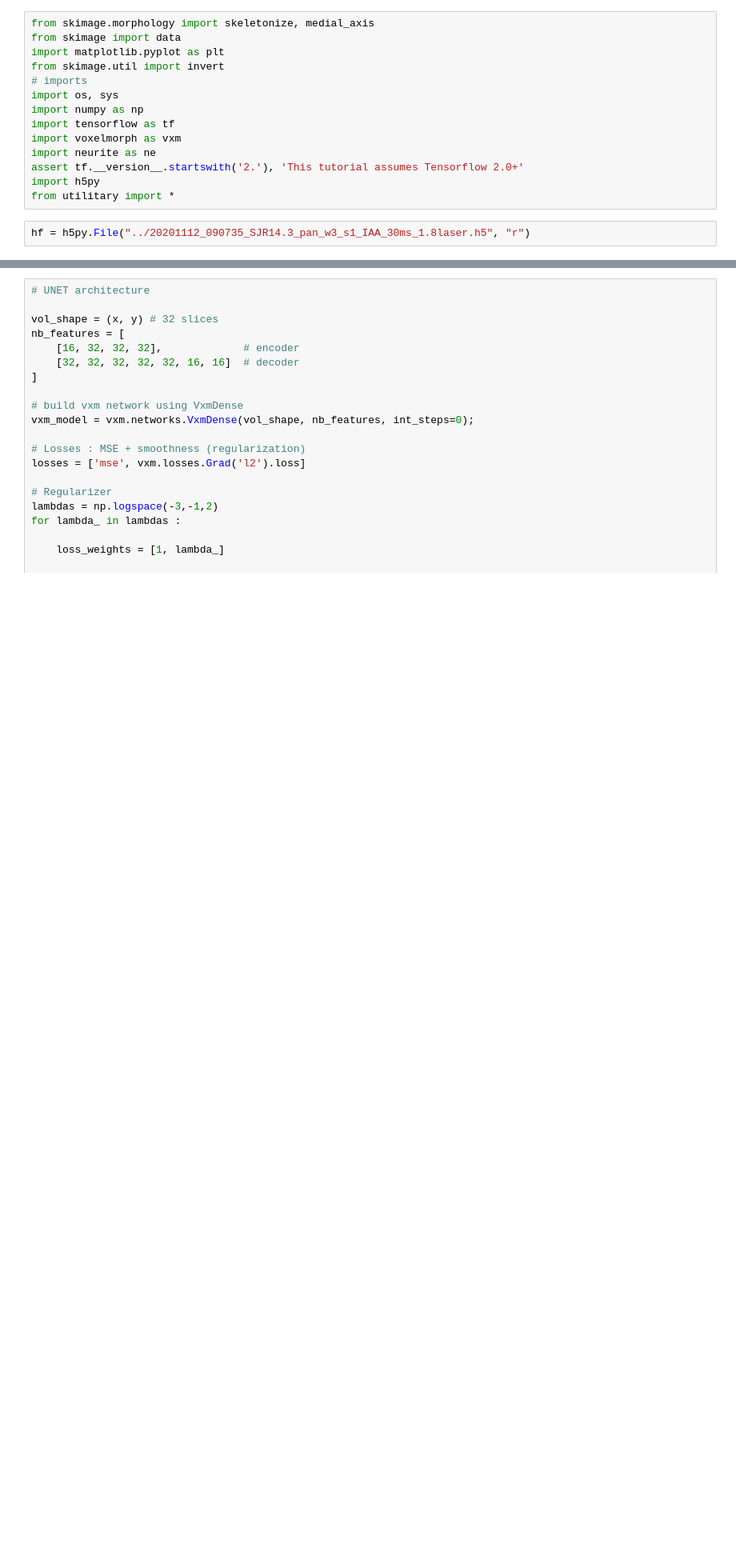
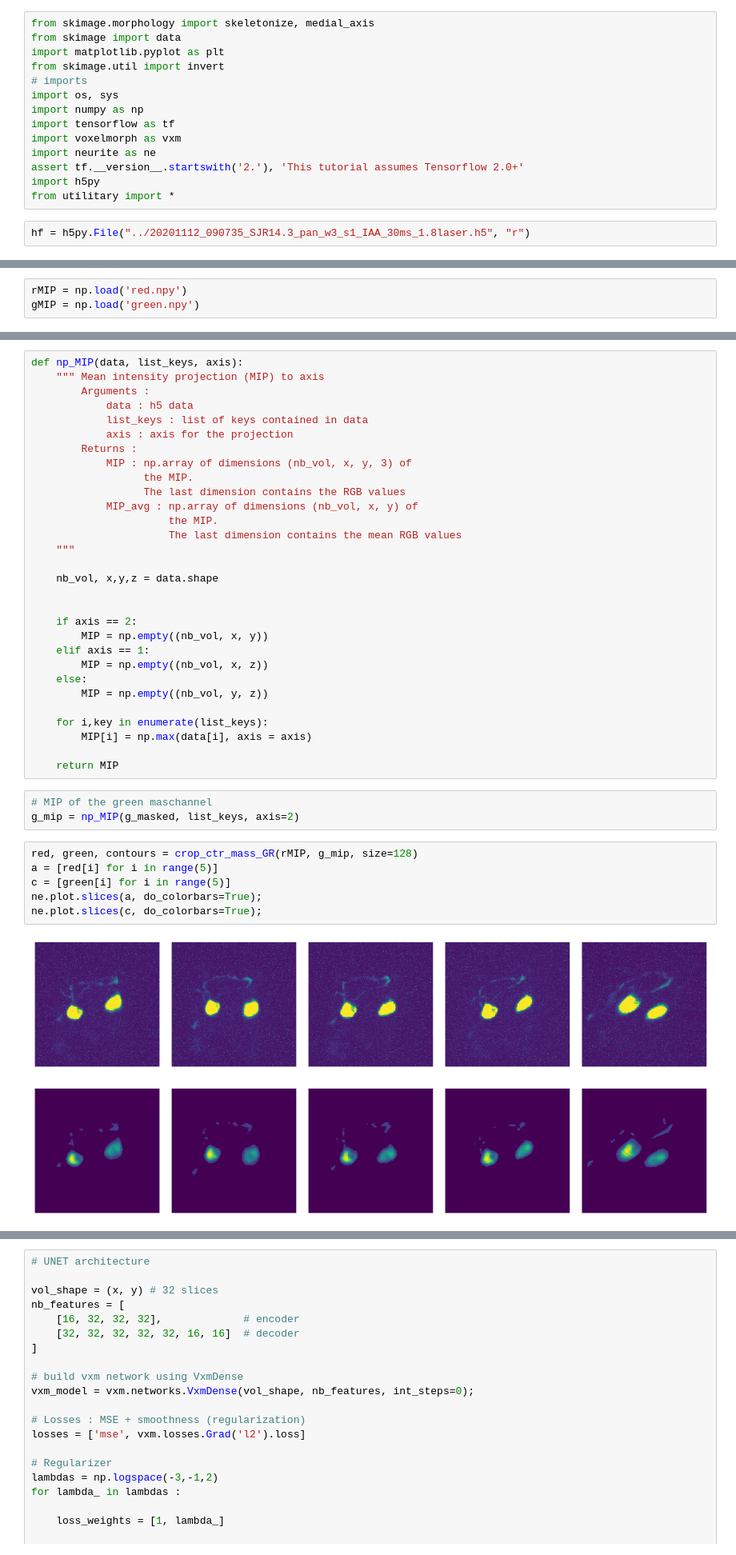
Before and after one commit to madtoinou/voxelmorph, a Jupyter notebook: Contours.ipynb, the cells around one changed output, grey strips where cells are left out. Shown: that part at 80% size. Drawn from its saved outputs; the diff is of its cells as text; blank space fills up the shorter version.

Commit message:
Masks 3D + crop

```diff
--- a/Contours.ipynb
+++ b/Contours.ipynb
@@ -51,0 +37,3 @@ for i in range(4):
+# %%
+rMIP = np.load('red.npy')
+gMIP = np.load('green.npy')
@@ -52,3 +56,45 @@ for i in range(4):
+# %%
+def np_MIP(data, list_keys, axis):
+    """ Mean intensity projection (MIP) to axis
+        Arguments :
+            data : h5 data
+            list_keys : list of keys contained in data
+            axis : axis for the projection
+        Returns :
+            MIP : np.array of dimensions (nb_vol, x, y, 3) of
+                  the MIP.
+                  The last dimension contains the RGB values
+            MIP_avg : np.array of dimensions (nb_vol, x, y) of
+                      the MIP.
+                      The last dimension contains the mean RGB values
+    """
+
+    nb_vol, x,y,z = data.shape
+
+
+    if axis == 2:
+        MIP = np.empty((nb_vol, x, y))
+    elif axis == 1:
+        MIP = np.empty((nb_vol, x, z))
+    else:
+        MIP = np.empty((nb_vol, y, z))
+
+    for i,key in enumerate(list_keys):
+        MIP[i] = np.max(data[i], axis = axis)
+
+    return MIP
+# %%
+# MIP of the green maschannel
+g_mip = np_MIP(g_masked, list_keys, axis=2)
+# %%
+red, green, contours = crop_ctr_mass_GR(rMIP, g_mip, size=128)
+a = [red[i] for i in range(5)]
+c = [green[i] for i in range(5)]
+ne.plot.slices(a, do_colorbars=True);
+ne.plot.slices(c, do_colorbars=True);
+# %% [output]
+[figure, added]
+[figure, added]
 # %%
 # Split train-validation set
 # 80% train - 20% validation
```
Also changed, not shown: parts of 13 cells of this notebook, 1 other file.
